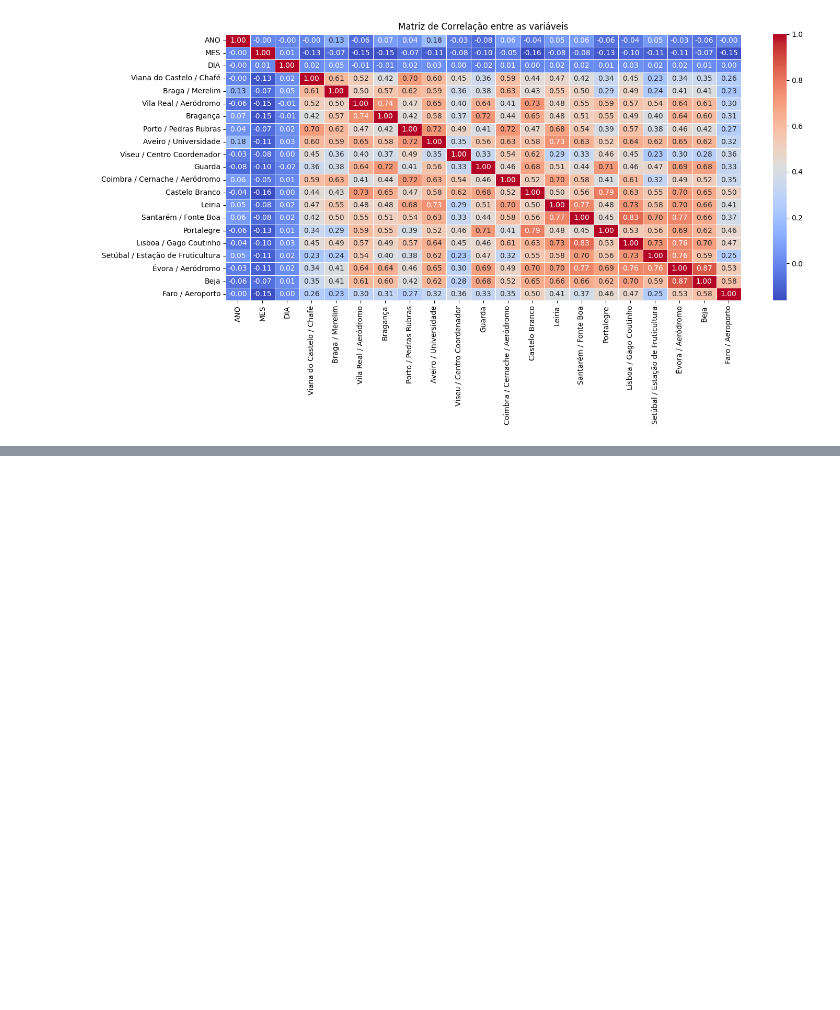
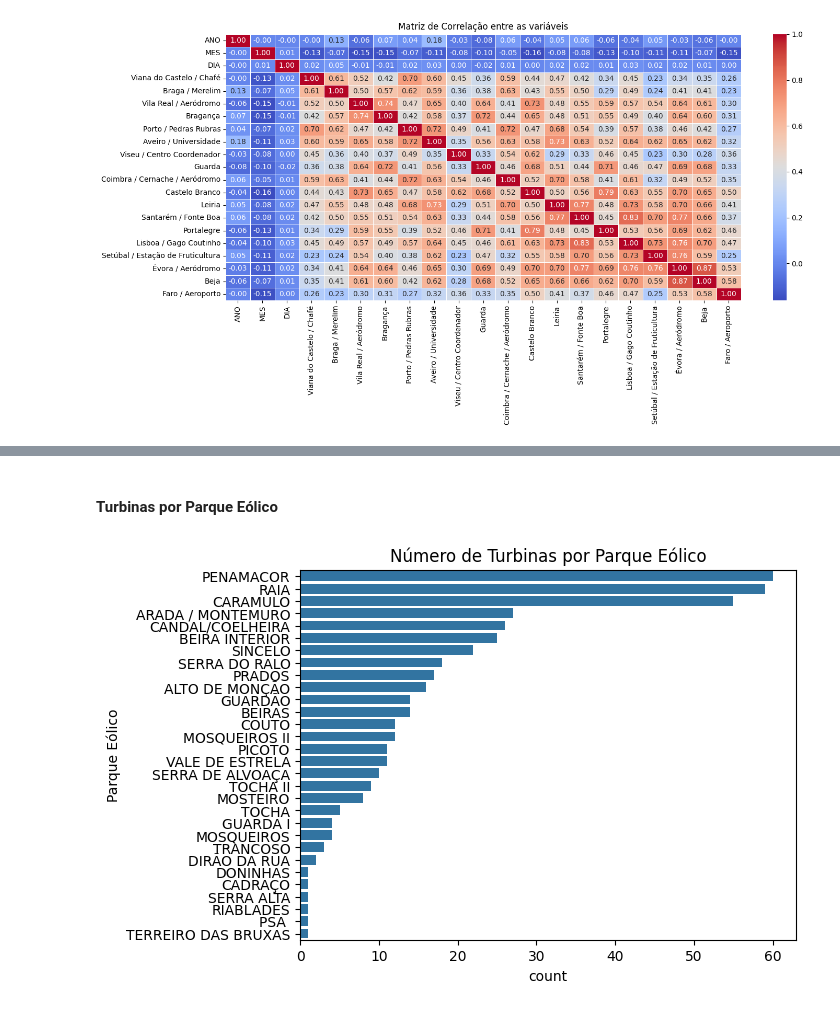
Before and after one commit to tjpoa/wind-energy-forecast, a Jupyter notebook: EDA.ipynb, the cells around one changed output, grey strips where cells are left out. Cells and saved outputs as stored; diff of their text form; code cells hidden in the pictures; blank space fills up the shorter version.

```diff
--- a/EDA.ipynb
+++ b/EDA.ipynb
@@ -427,0 +592,9 @@ plt.show()
+# %% [markdown]
+#### Turbinas por Parque Eólico
+# %%
+# Contagem por Parque Eólico
+sns.countplot(data=df_centrais, y='Parque Eólico', order=df_centrais['Parque Eólico'].value_counts().index)
+plt.title('Número de Turbinas por Parque Eólico')
+plt.show()
+# %% [output]
+[figure, added]
```
Also changed, not shown: parts of 27 cells of this notebook.
